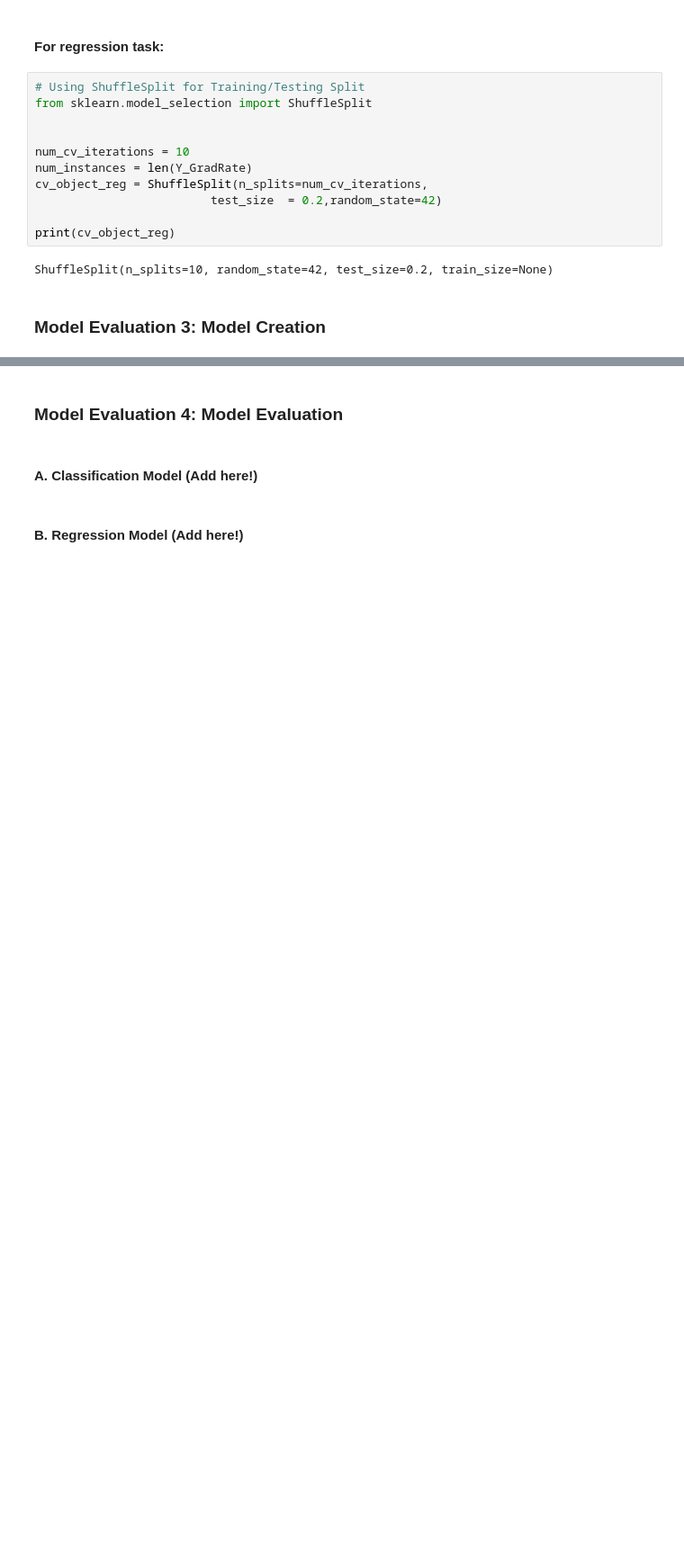
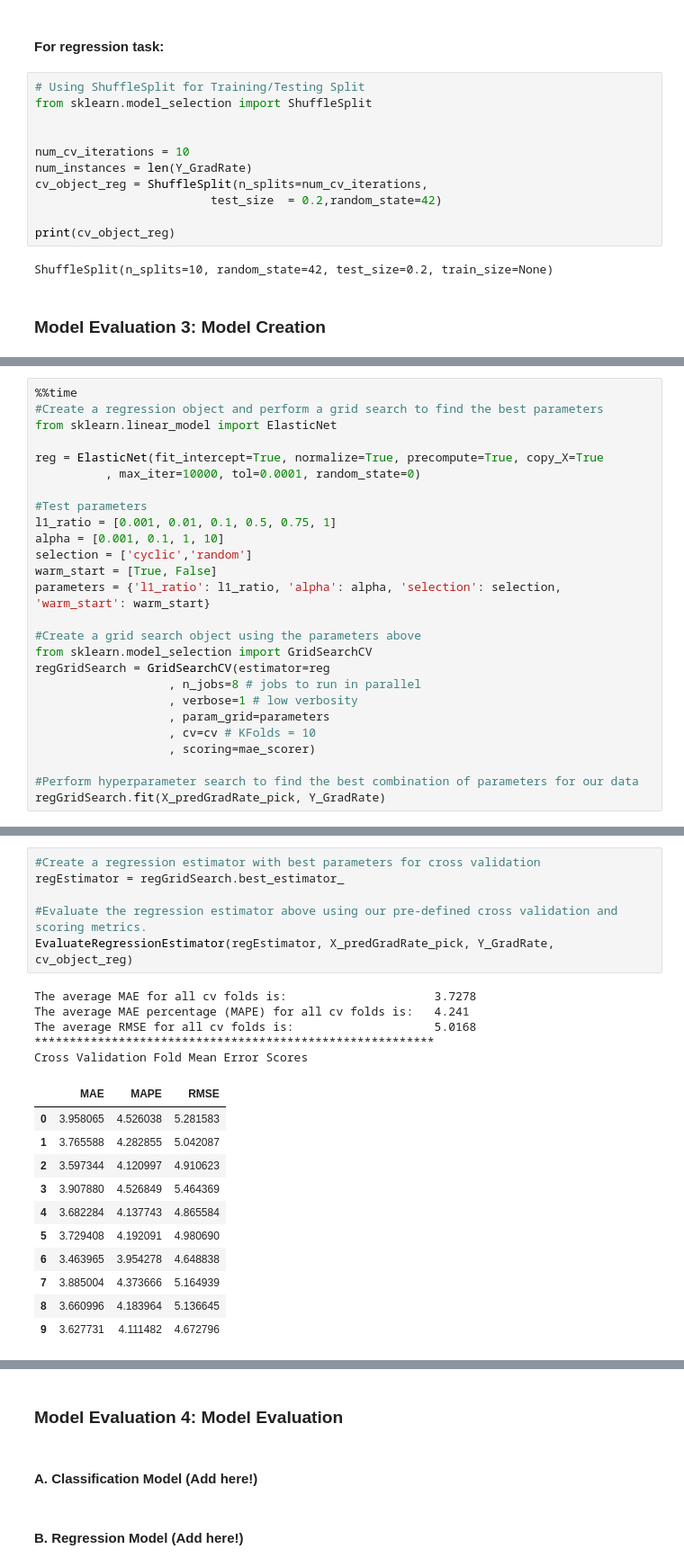
Before and after one commit to fredpoon/ds_7331_jyrf_eda, a Jupyter notebook: grp4_lab2_jyrf.ipynb, the cells around one changed output, grey strips where cells are left out. Shown at 90% size. Drawn from its saved outputs; the diff is of its cells as text; blank space fills up the shorter version.

```diff
--- a/grp4_lab2_jyrf.ipynb
+++ b/grp4_lab2_jyrf.ipynb
@@ -1035,0 +1264,26 @@ ShuffleSplit(n_splits=10, random_state=42, test_size=0.2, train_size=None)
+# %%
+%%time
+#Create a regression object and perform a grid search to find the best parameters
+from sklearn.linear_model import ElasticNet
+
+reg = ElasticNet(fit_intercept=True, normalize=True, precompute=True, copy_X=True
+          , max_iter=10000, tol=0.0001, random_state=0)
+
+#Test parameters
+l1_ratio = [0.001, 0.01, 0.1, 0.5, 0.75, 1]
+alpha = [0.001, 0.1, 1, 10]
+selection = ['cyclic','random']
+warm_start = [True, False]
+parameters = {'l1_ratio': l1_ratio, 'alpha': alpha, 'selection': selection, 'warm_start': warm_start}
+
+#Create a grid search object using the parameters above
+from sklearn.model_selection import GridSearchCV
+regGridSearch = GridSearchCV(estimator=reg
+                   , n_jobs=8 # jobs to run in parallel
+                   , verbose=1 # low verbosity
+                   , param_grid=parameters
+                   , cv=cv # KFolds = 10
+                   , scoring=mae_scorer)
+
+#Perform hyperparameter search to find the best combination of parameters for our data
+regGridSearch.fit(X_predGradRate_pick, Y_GradRate)
@@ -1035,0 +1320,23 @@ ShuffleSplit(n_splits=10, random_state=42, test_size=0.2, train_size=None)
+# %%
+#Create a regression estimator with best parameters for cross validation
+regEstimator = regGridSearch.best_estimator_
+
+#Evaluate the regression estimator above using our pre-defined cross validation and scoring metrics.
+EvaluateRegressionEstimator(regEstimator, X_predGradRate_pick, Y_GradRate, cv_object_reg)
+# %% [output]
+The average MAE for all cv folds is:                     3.7278
+The average MAE percentage (MAPE) for all cv folds is:   4.241
+The average RMSE for all cv folds is:                    5.0168
+*********************************************************
+Cross Validation Fold Mean Error Scores
+|  | MAE | MAPE | RMSE |
+| 0 | 3.958065 | 4.526038 | 5.281583 |
+| 1 | 3.765588 | 4.282855 | 5.042087 |
+| 2 | 3.597344 | 4.120997 | 4.910623 |
+| 3 | 3.907880 | 4.526849 | 5.464369 |
+| 4 | 3.682284 | 4.137743 | 4.865584 |
+| 5 | 3.729408 | 4.192091 | 4.980690 |
+| 6 | 3.463965 | 3.954278 | 4.648838 |
+| 7 | 3.885004 | 4.373666 | 5.164939 |
+| 8 | 3.660996 | 4.183964 | 5.136645 |
+| 9 | 3.627731 | 4.111482 | 4.672796 |
```
Also changed, not shown: parts of 51 cells of this notebook.
